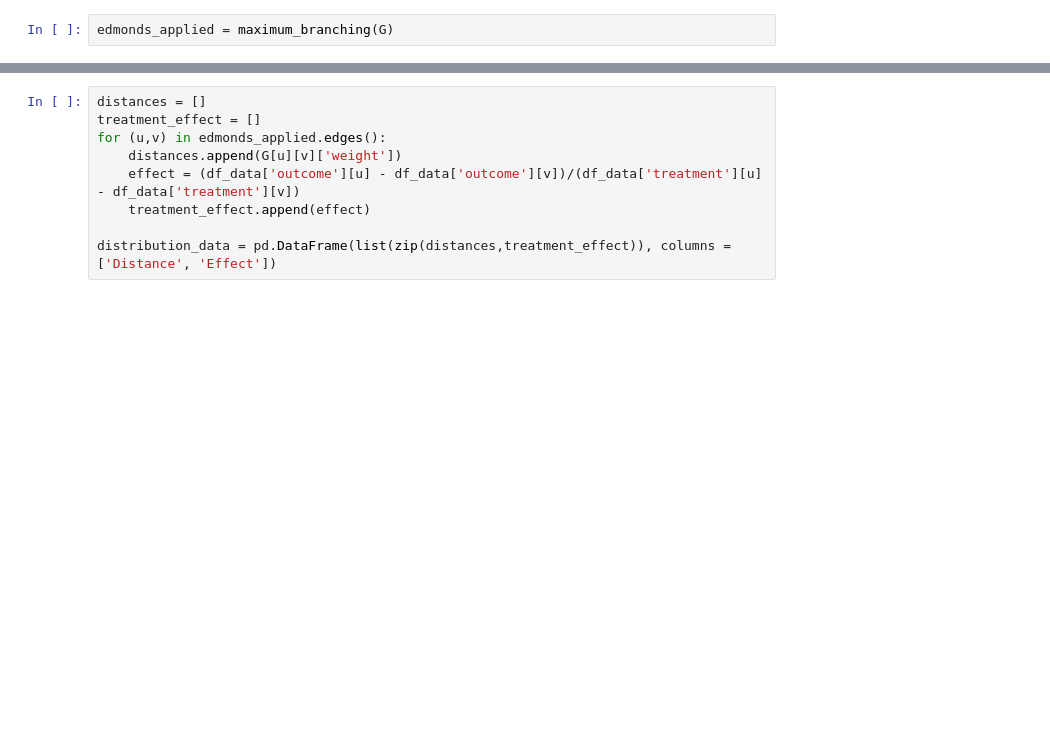
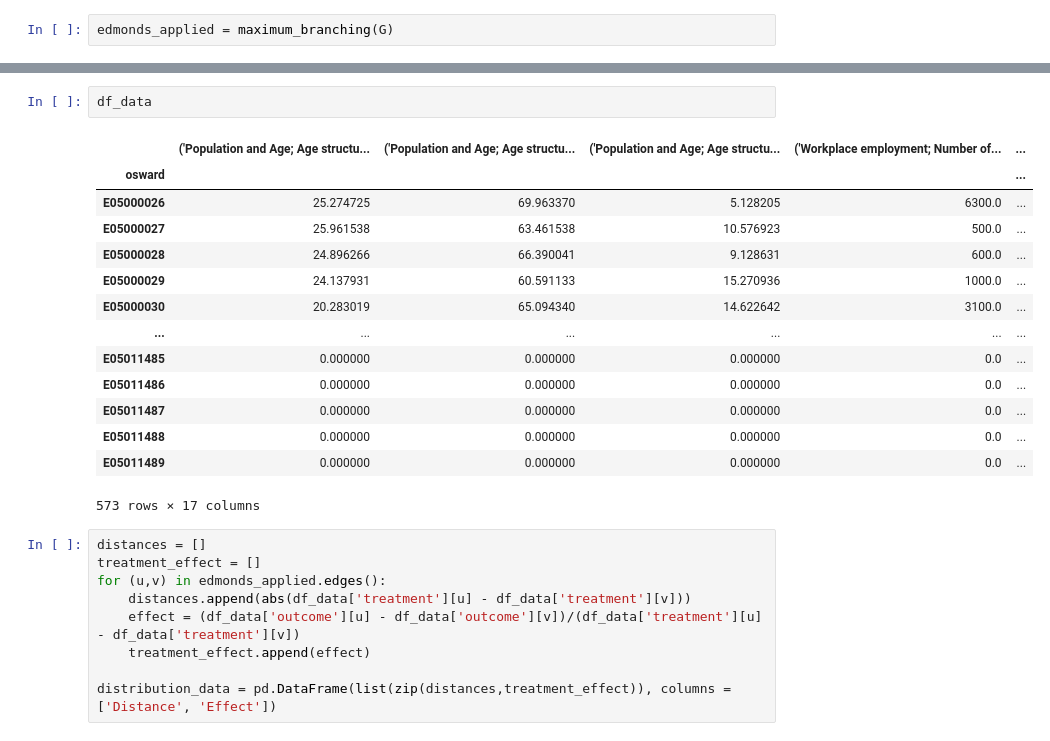
Before and after one commit to bramvankooten/urban-computing, a Jupyter notebook: propensity_scores.ipynb, the cells around one changed output, grey strips where cells are left out. Saved outputs shown, nothing was run; the diff lists cells and outputs as text; blank space fills up the shorter version.

```diff
--- a/propensity_scores.ipynb
+++ b/propensity_scores.ipynb
@@ -213,8 +201,25 @@ Spearman correlation: 0.05106723267395223 p-value: 0.22225841545671005
+# %%
+df_data
+# %% [output]
+|  | ('Population and Age; Age structu... | ('Population and Age; Age structu... | ('Population and Age; Age structu... | ('Workplace employment; Number of... | ... |
+| osward |  |  |  |  | ... |
+| E05000026 | 25.274725 | 69.963370 | 5.128205 | 6300.0 | ... |
+| E05000027 | 25.961538 | 63.461538 | 10.576923 | 500.0 | ... |
+| E05000028 | 24.896266 | 66.390041 | 9.128631 | 600.0 | ... |
+| E05000029 | 24.137931 | 60.591133 | 15.270936 | 1000.0 | ... |
+| E05000030 | 20.283019 | 65.094340 | 14.622642 | 3100.0 | ... |
+| ... | ... | ... | ... | ... | ... |
+| E05011485 | 0.000000 | 0.000000 | 0.000000 | 0.0 | ... |
+| E05011486 | 0.000000 | 0.000000 | 0.000000 | 0.0 | ... |
+| E05011487 | 0.000000 | 0.000000 | 0.000000 | 0.0 | ... |
+| E05011488 | 0.000000 | 0.000000 | 0.000000 | 0.0 | ... |
+| E05011489 | 0.000000 | 0.000000 | 0.000000 | 0.0 | ... |
+573 rows × 17 columns
 # %%
 distances = []
 treatment_effect = []
 for (u,v) in edmonds_applied.edges():
-    distances.append(G[u][v]['weight'])
+    distances.append(abs(df_data['treatment'][u] - df_data['treatment'][v]))
     effect = (df_data['outcome'][u] - df_data['outcome'][v])/(df_data['treatment'][u] - df_data['treatment'][v])
     treatment_effect.append(effect)
 
```
Also changed, not shown: parts of 13 cells of this notebook, 47 other files.
